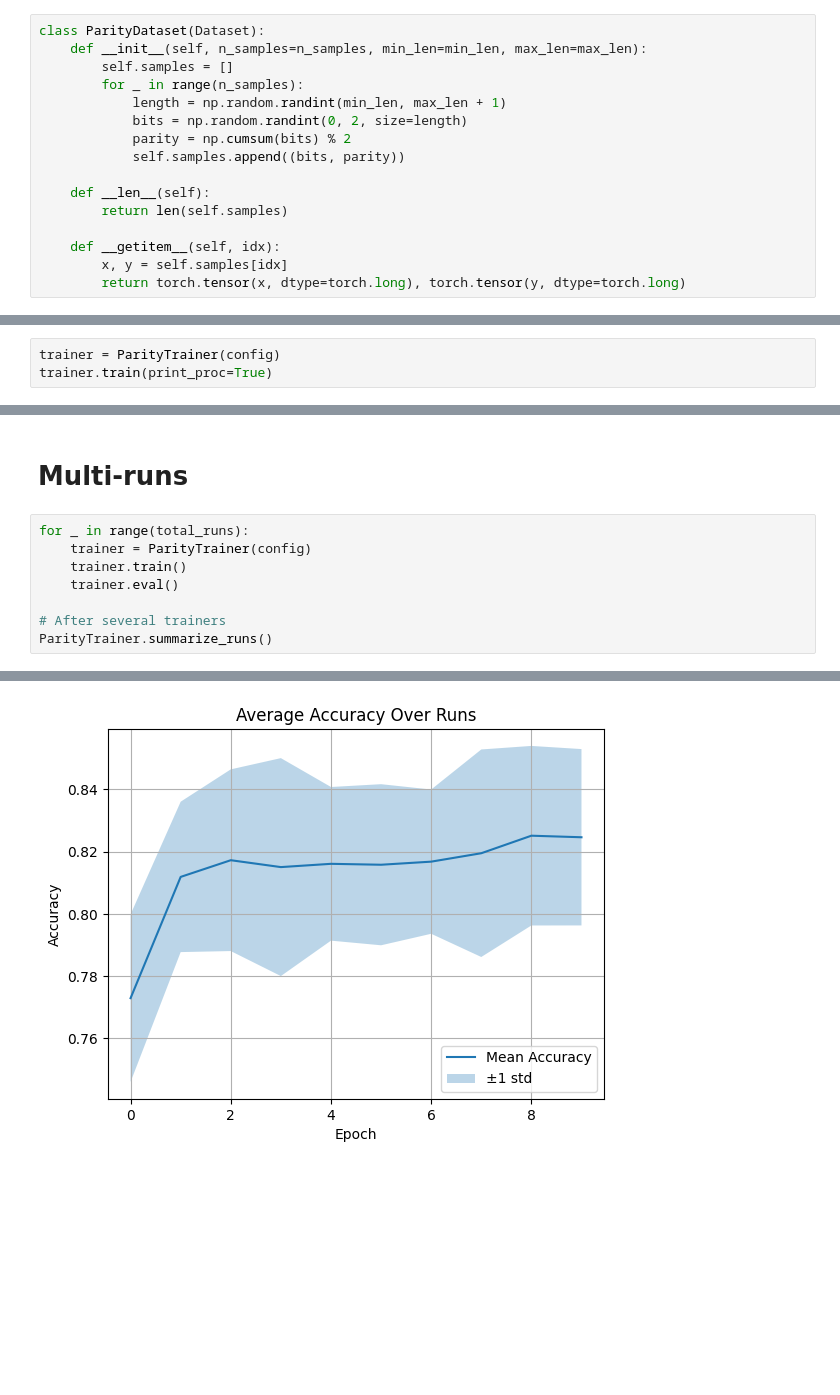
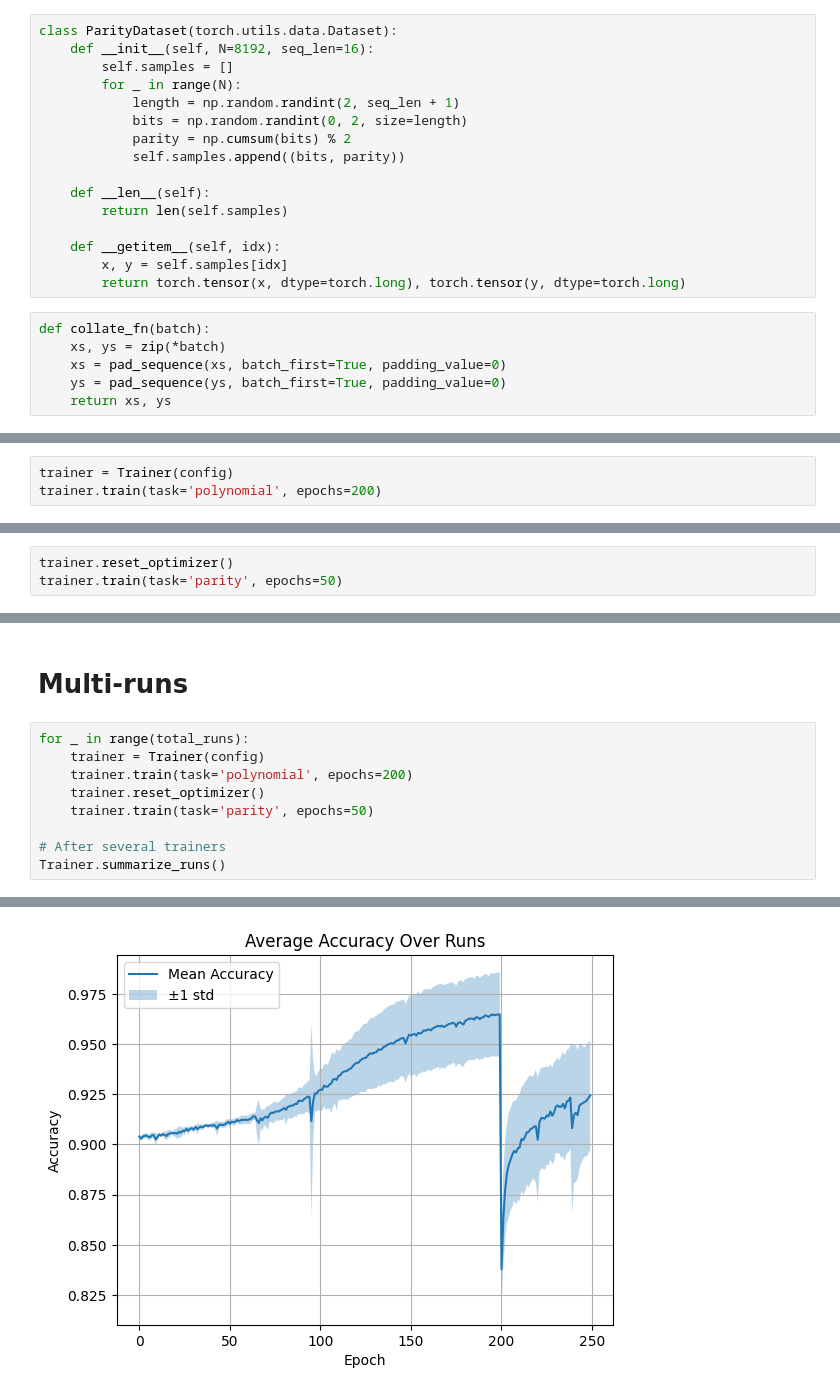
Before and after one commit to avivabou/pal, a Jupyter notebook: projects/cot/notebooks/replication.ipynb, the cells around one changed output, grey strips where cells are left out. Saved outputs shown, nothing was run; the diff lists cells and outputs as text; blank space fills up the shorter version.

Commit message:
train polynomial before parity

```diff
--- a/projects/cot/notebooks/replication.ipynb
+++ b/projects/cot/notebooks/replication.ipynb
@@ -35,9 +54,9 @@ config = TransformerConfig(
 # %%
-class ParityDataset(Dataset):
-    def __init__(self, n_samples=n_samples, min_len=min_len, max_len=max_len):
+class ParityDataset(torch.utils.data.Dataset):
+    def __init__(self, N=8192, seq_len=16):
         self.samples = []
-        for _ in range(n_samples):
-            length = np.random.randint(min_len, max_len + 1)
+        for _ in range(N):
+            length = np.random.randint(2, seq_len + 1)
             bits = np.random.randint(0, 2, size=length)
             parity = np.cumsum(bits) % 2
             self.samples.append((bits, parity))
@@ -48,3 +67,9 @@ class ParityDataset(Dataset):
     def __getitem__(self, idx):
         x, y = self.samples[idx]
         return torch.tensor(x, dtype=torch.long), torch.tensor(y, dtype=torch.long)
+# %%
+def collate_fn(batch):
+    xs, ys = zip(*batch)
+    xs = pad_sequence(xs, batch_first=True, padding_value=0)
+    ys = pad_sequence(ys, batch_first=True, padding_value=0)
+    return xs, ys
@@ -141,5 +211,5 @@ class ParityTrainer:
 # %% [markdown]
 # Train
 # %%
-trainer = ParityTrainer(config)
-trainer.train(print_proc=True)
+trainer = Trainer(config)
+trainer.train(task='polynomial', epochs=200)
@@ -157,3 +216,6 @@ Epoch 9: Loss = 0.3578, Accuracy = 79.22%
+# %%
+trainer.reset_optimizer()
+trainer.train(task='parity', epochs=50)
 # %% [markdown]
 # Evaluation
 # %%
@@ -170,10 +234,11 @@ trainer.plot_accuracy_progress()
 # Multi-runs
 # %%
 for _ in range(total_runs):
-    trainer = ParityTrainer(config)
-    trainer.train()
-    trainer.eval()
+    trainer = Trainer(config)
+    trainer.train(task='polynomial', epochs=200)
+    trainer.reset_optimizer()
+    trainer.train(task='parity', epochs=50)
 
 # After several trainers
-ParityTrainer.summarize_runs()
+Trainer.summarize_runs()
 # %% [output]
@@ -190 +245 @@ Accuracy: 81.23%
-[figure, old version]
+[figure, new version]
```
Also changed, not shown: parts of 11 cells of this notebook, 1 other file.
